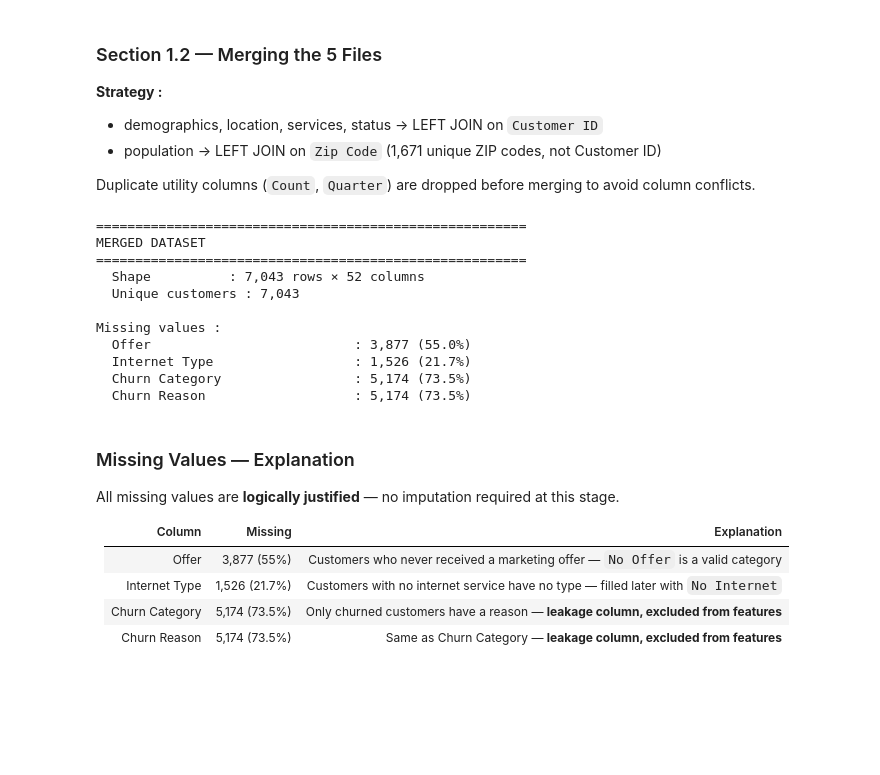
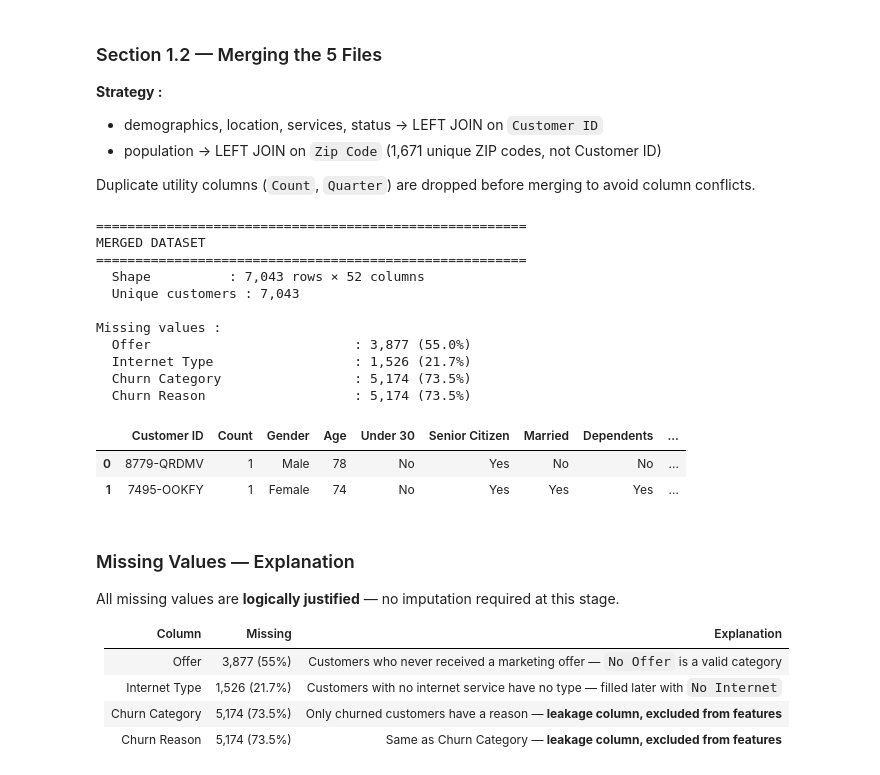
Before and after one commit to Franck-yao/artefact-nps-challenge, a Jupyter notebook: notebooks/NPS_Prediction.ipynb, the cells around one changed output. Saved outputs shown, nothing was run; the diff lists cells and outputs as text; code cells hidden in the pictures; blank space fills up the shorter version.

```diff
--- a/notebooks/NPS_Prediction.ipynb
+++ b/notebooks/NPS_Prediction.ipynb
@@ -182,3 +185,25 @@ FILES LOADED
   population      : 1,671 rows ×  3 cols | key: ID
   services        : 7,043 rows × 30 cols | key: Customer ID
   status          : 7,043 rows × 11 cols | key: Customer ID
+# %%
+# ── CELL 03b : Inspect each dataset ───────────────────────
+# Goal : understand structure, data types, and missing values
+# of each file before merging.
+# ============================================================
+
+for name, df in datasets.items():
+    print("=" * 60)
+    print(f"{name.upper()}")
+    print("=" * 60)
+    print(f"Shape     : {df.shape}")
+    print(f"\nColumns   : {list(df.columns)}")
+    print(f"\nData types:")
+    print(df.dtypes.to_string())
+    print(f"\nMissing values:")
+    missing = df.isnull().sum()
+    missing = missing[missing > 0]
+    if len(missing) == 0:
+        print("  → No missing values")
+    else:
+        print(missing)
+    print()
@@ -226,33 +269,37 @@ df = df.merge(df_pop_clean, on='Zip Code', how='left')
 
 # --- Drop duplicate columns created by suffixes ---
 dup_cols = [c for c in df.columns
             if c.endswith(('_loc', '_svc', '_sta'))]
 if dup_cols:
     df.drop(columns=dup_cols, inplace=True)
 
 # --- Result ---
 print("=" * 55)
 print("MERGED DATASET")
 print("=" * 55)
 print(f"  Shape          : {df.shape[0]:,} rows × {df.shape[1]} columns")
 print(f"  Unique customers : {df['Customer ID'].nunique():,}")
 print(f"\nMissing values :")
 nulls = df.isnull().sum()
 nulls = nulls[nulls > 0]
 for col, n in nulls.items():
     print(f"  {col:30s} : {n:,} ({n/len(df)*100:.1f}%)")
+df.head(2)
 # %% [output]
 =======================================================
 MERGED DATASET
 =======================================================
   Shape          : 7,043 rows × 52 columns
   Unique customers : 7,043
 
 Missing values :
   Offer                          : 3,877 (55.0%)
   Internet Type                  : 1,526 (21.7%)
   Churn Category                 : 5,174 (73.5%)
   Churn Reason                   : 5,174 (73.5%)
+|  | Customer ID | Count | Gender | Age | Under 30 | Senior Citizen | Married | Dependents | ... |
+| 0 | 8779-QRDMV | 1 | Male | 78 | No | Yes | No | No | ... |
+| 1 | 7495-OOKFY | 1 | Female | 74 | No | Yes | Yes | Yes | ... |
 # %% [markdown]
 ### Missing Values — Explanation
 
```
Also changed, not shown: parts of 2 cells of this notebook.
